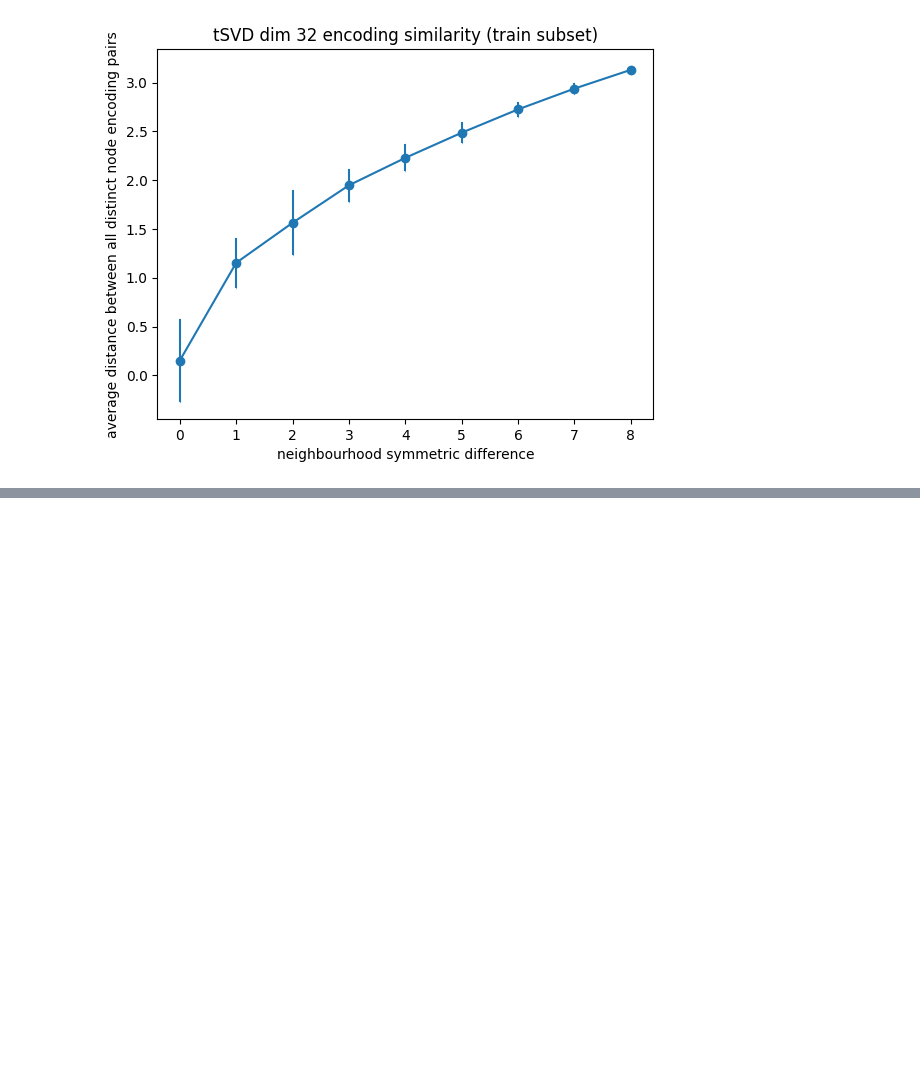
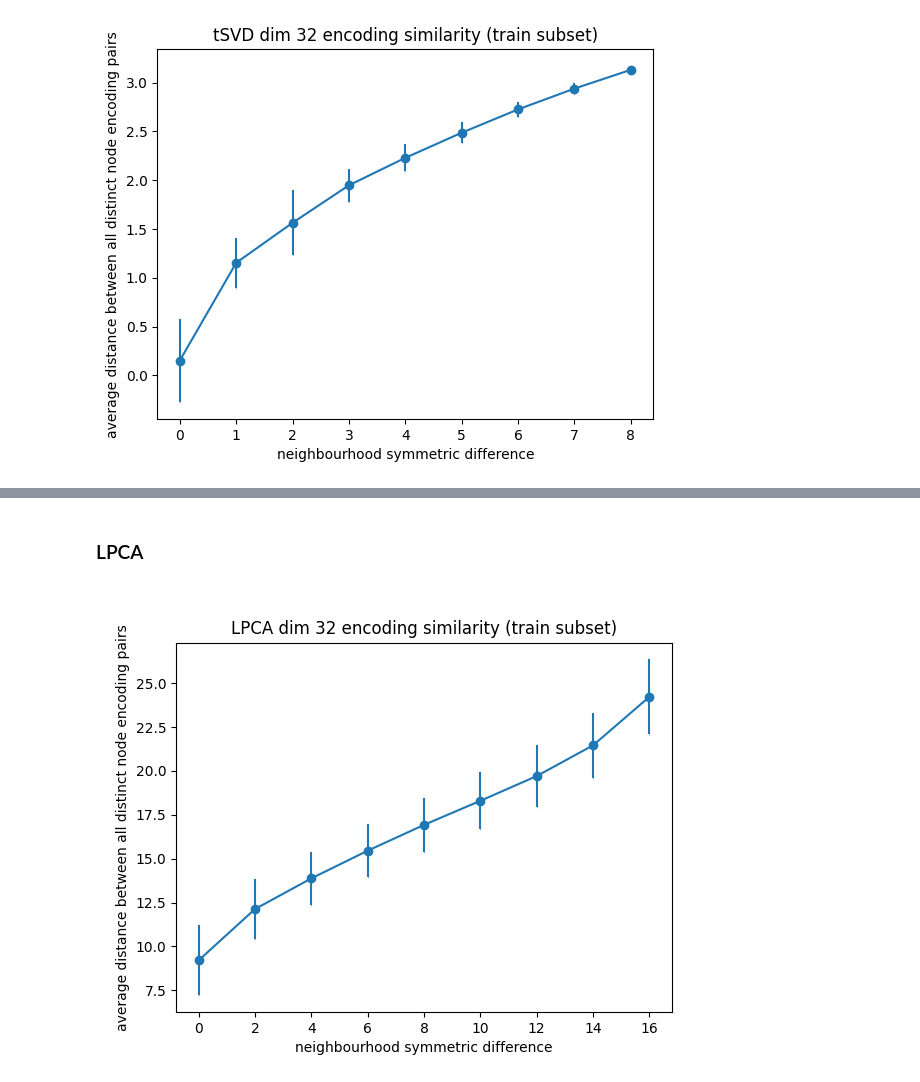
Before and after one commit to teriolx/binary-matrix-factorization, a Jupyter notebook: encoding_similarity.ipynb, the cells around one changed output, grey strips where cells are left out. Cells and saved outputs as stored; diff of their text form; code cells hidden in the pictures; blank space fills up the shorter version.

```diff
--- a/encoding_similarity.ipynb
+++ b/encoding_similarity.ipynb
@@ -40,0 +53,7 @@ plot_neighbourhood_similarity(DIR_PATH + "similarity_ZINC_tsvd.parquet",
+# %% [markdown]
+### LPCA
+# %%
+with Image.open(DIR_PATH + "cifar_sim.png") as i:
+	display(i)
+# %% [output]
+[figure, added]
```
Also changed, not shown: parts of 5 cells of this notebook, 2 other files.
